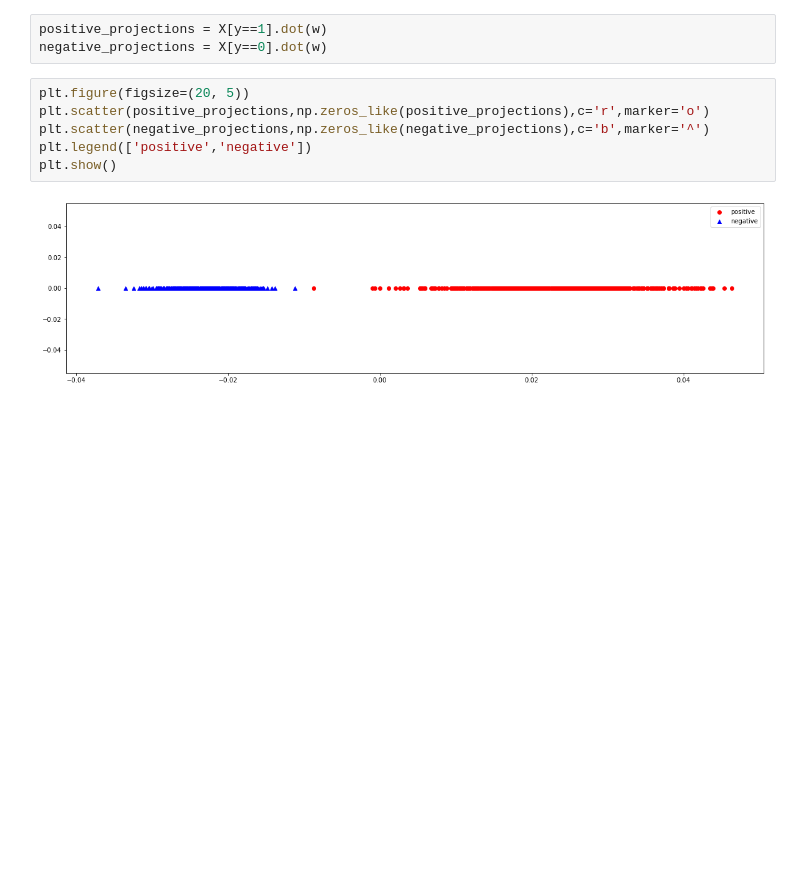
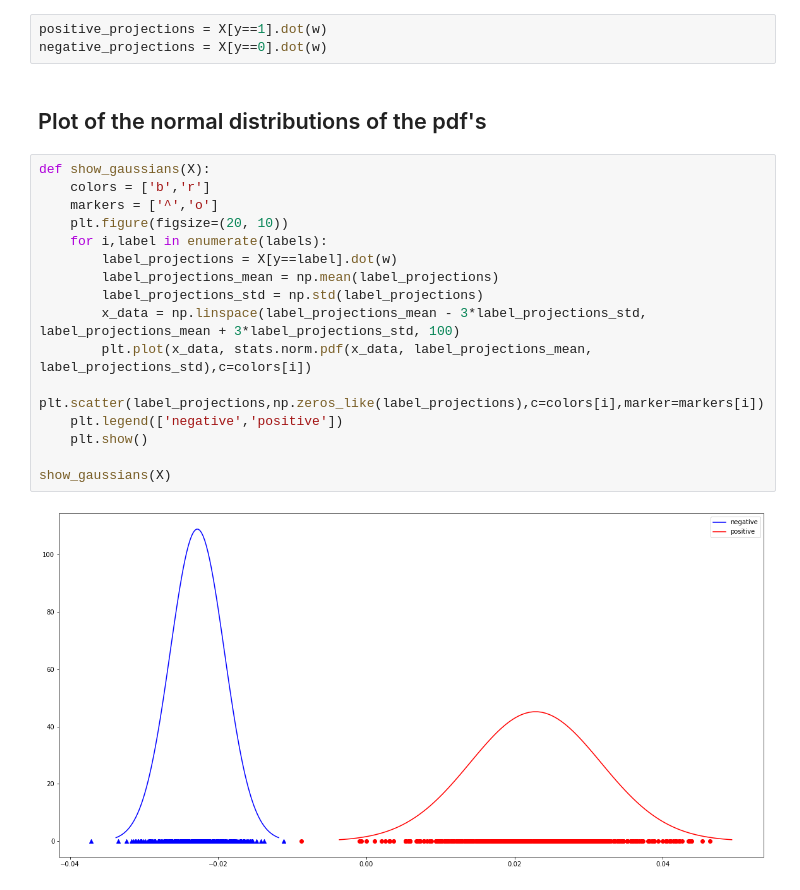
Before and after one commit to PavanReddy28/ML-assignment, a Jupyter notebook: FLD/FLD.ipynb, the cells around one changed output. Drawn from its saved outputs; the diff is of its cells as text; blank space fills up the shorter version.

Commit message:
Removed 1D plot and added gaussian plot

```diff
--- a/FLD/FLD.ipynb
+++ b/FLD/FLD.ipynb
@@ -68,11 +70,23 @@ w = np.linalg.inv(S_w).dot(mean_difference)
 # %%
 positive_projections = X[y==1].dot(w)
 negative_projections = X[y==0].dot(w)
-# %%
-plt.figure(figsize=(20, 5))
-plt.scatter(positive_projections,np.zeros_like(positive_projections),c='r',marker='o')
-plt.scatter(negative_projections,np.zeros_like(negative_projections),c='b',marker='^')
-plt.legend(['positive','negative'])
-plt.show()
-# %% [output]
-[figure, removed]
+# %% [markdown]
+## Plot of the normal distributions of the pdf's
+# %%
+def show_gaussians(X):
+    colors = ['b','r']
+    markers = ['^','o']
+    plt.figure(figsize=(20, 10))
+    for i,label in enumerate(labels):
+        label_projections = X[y==label].dot(w)
+        label_projections_mean = np.mean(label_projections)
+        label_projections_std = np.std(label_projections)
+        x_data = np.linspace(label_projections_mean - 3*label_projections_std, label_projections_mean + 3*label_projections_std, 100)
+        plt.plot(x_data, stats.norm.pdf(x_data, label_projections_mean, label_projections_std),c=colors[i])
+        plt.scatter(label_projections,np.zeros_like(label_projections),c=colors[i],marker=markers[i])
+    plt.legend(['negative','positive'])
+    plt.show()
+
+show_gaussians(X)
+# %% [output]
+[figure, added]
```
Also changed, not shown: parts of 1 cell of this notebook.
